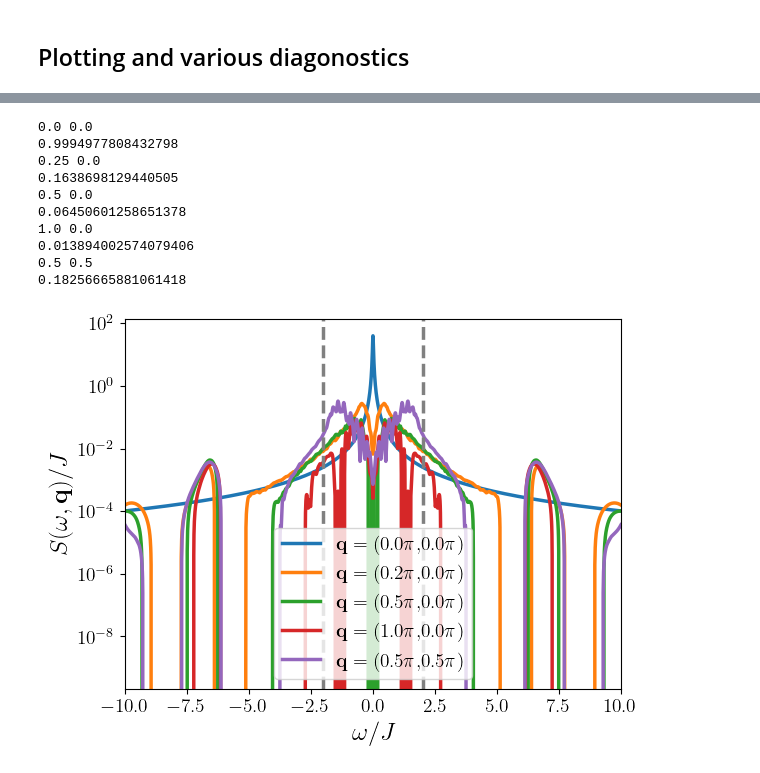
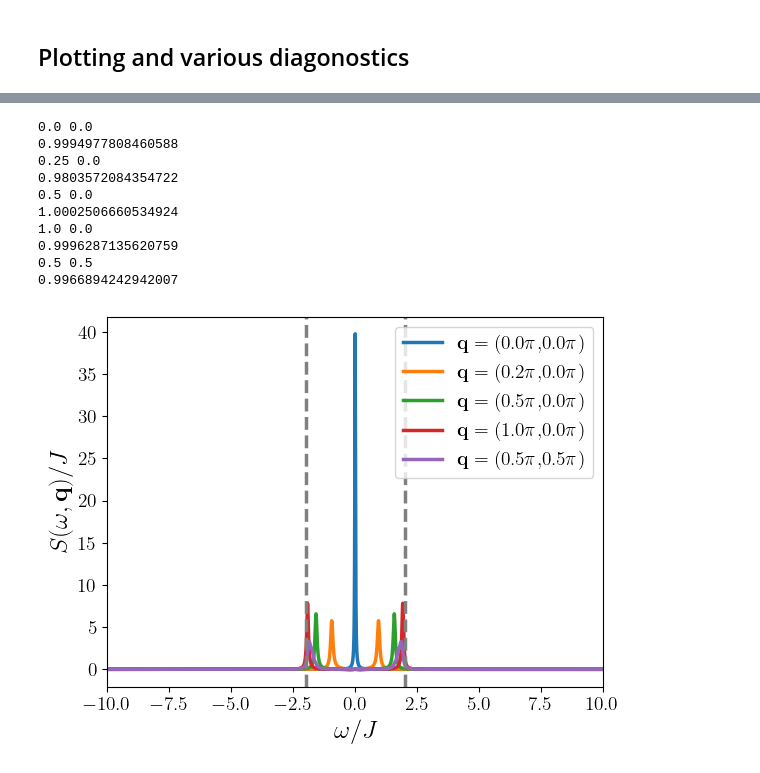
Before and after one commit to j-curtis/holes_and_magnons, a Jupyter notebook: Magnon_RPA_plots.ipynb, the cells around one changed output, grey strips where cells are left out. Cells and saved outputs as stored; diff of their text form; code cells hidden in the pictures.

```diff
--- a/Magnon_RPA_plots.ipynb
+++ b/Magnon_RPA_plots.ipynb
@@ -32,0 +35,12 @@ def gen_semicircle(kxs,kys,ws,W):
+# %%
+mus = np.linspace(-2.*rpa.t,6.*rpa.t,100)
+Ts = np.array([0.001*rpa.t,0.05*rpa.t,0.1*rpa.t,0.15*rpa.t])
+f_spec.calc_doping(mus,Ts)
+# %%
+for i in range(len(Ts)):
+    plt.plot(f_spec.mus,f_spec.dopings[:,i],label=r'$T = ${T:0.2f}$t$'.format(T=Ts[i]))
+plt.xlabel(r'$\mu/t$')
+plt.ylabel(r'$\delta$')
+plt.legend()
+plt.xlim(-2.,-1.5)
+plt.show()
@@ -109,7 +125,7 @@ print(np.sum(A)*dw/float(Nkx*Nky))
 T = 0.01*rpa.t ### temperature
 U = 8.*rpa.t ### Hubbard U (used to compute J)
 J = 4.*rpa.t**2/U ### Superexchange J
-mu = -1.4*rpa.t ### Chemical potential (controls doping)
+mu = -1.583*rpa.t ### Chemical potential (controls doping)
 
 
 ### Compute doping
@@ -226,0 +243,16 @@ for a in range(2):
+# %%
+### Spectral function frequency cuts
+indices = [[0,0],[20,0],[10,10]]
+label_strings = [ r'$\mathbf{q}=($'+"{qx:0.1f}".format(qx=kxs[i[0]]/np.pi) + r'$\pi,$' + "{qy:0.1f}".format(qy=kys[i[1]]/np.pi) + r'$\pi)$'  for i in indices]
+for j in range(len(indices)):
+    i = indices[j]
+    for a in range(2):
+        for b in range(2):
+            plt.plot(rpa.gen_magnon_freqs(ws)/rpa.t, np.real(Pi[a,b,i[0],i[1],:])/rpa.t,label="Real")
+            plt.plot(rpa.gen_magnon_freqs(ws)/rpa.t, np.sign(rpa.gen_magnon_freqs(ws))*np.imag(Pi[a,b,i[0],i[1],:])/rpa.t,label="Imag")
+            plt.xlabel(r'$\omega/t$')
+            plt.xlim(-6,6)
+            plt.title("Component: "+str(a)+str(b))
+            plt.legend()
+
+            plt.show()
@@ -227,34 +272,34 @@ for a in range(2):
 # %%
 ### Spectral function frequency cuts
 
 indices = [[0,0],[5,0],[10,0],[20,0],[10,10]]
 #clrs = cmaps['magma'](np.linspace(0.,0.7,len(indices)))
 label_strings = [ r'$\mathbf{q}=($'+"{qx:0.1f}".format(qx=kxs[i[0]]/np.pi) + r'$\pi,$' + "{qy:0.1f}".format(qy=kys[i[1]]/np.pi) + r'$\pi)$'  for i in indices]
 
 for j in range(len(indices)):
     i = indices[j]
     print(kxs[i[0]]/np.pi,kys[i[1]]/np.pi)
     print(np.sum(spectrum[i[0],i[1],:])*dw)
     plt.plot(rpa.gen_magnon_freqs(ws)/J, spectrum[i[0],i[1],:],label=label_strings[j])
 plt.axvline(2.,linestyle='dashed',color='gray')
 plt.axvline(-2.,linestyle='dashed',color='gray')
 plt.xlabel(r'$\omega/J$')
 plt.ylabel(r'$S(\omega,\mathbf{q})/J$')
 plt.legend()
 plt.xlim(-10.,10.)
-plt.yscale('log')
+#plt.yscale('log')
 plt.show()
 # %% [output]
 0.0 0.0
-0.9994977808432798
+0.9994977808460588
 0.25 0.0
-0.1638698129440505
+0.9803572084354722
 0.5 0.0
-0.06450601258651378
+1.0002506660534924
 1.0 0.0
-0.013894002574079406
+0.9996287135620759
 0.5 0.5
-0.18256665881061418
+0.9966894242942007
-[figure, old version]
+[figure, new version]
 # %%
 scale = mclr.LogNorm()
```
Also changed, not shown: parts of 10 cells of this notebook, 1 other file.
